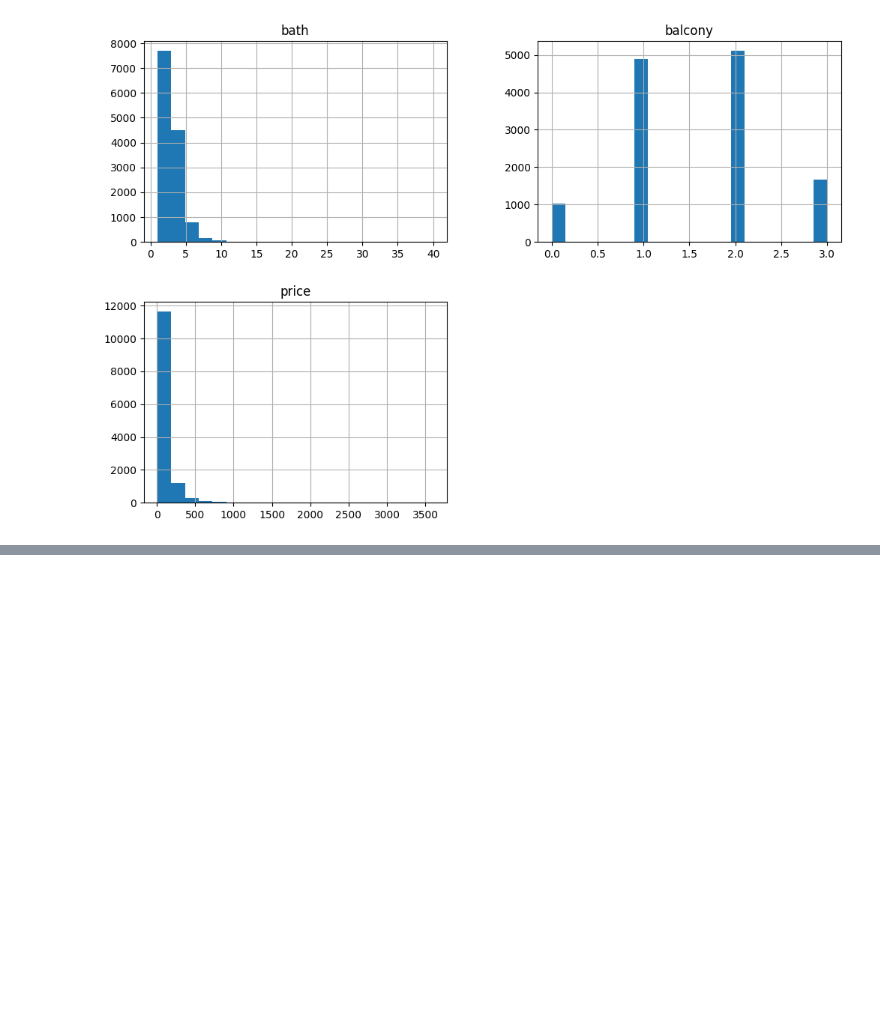
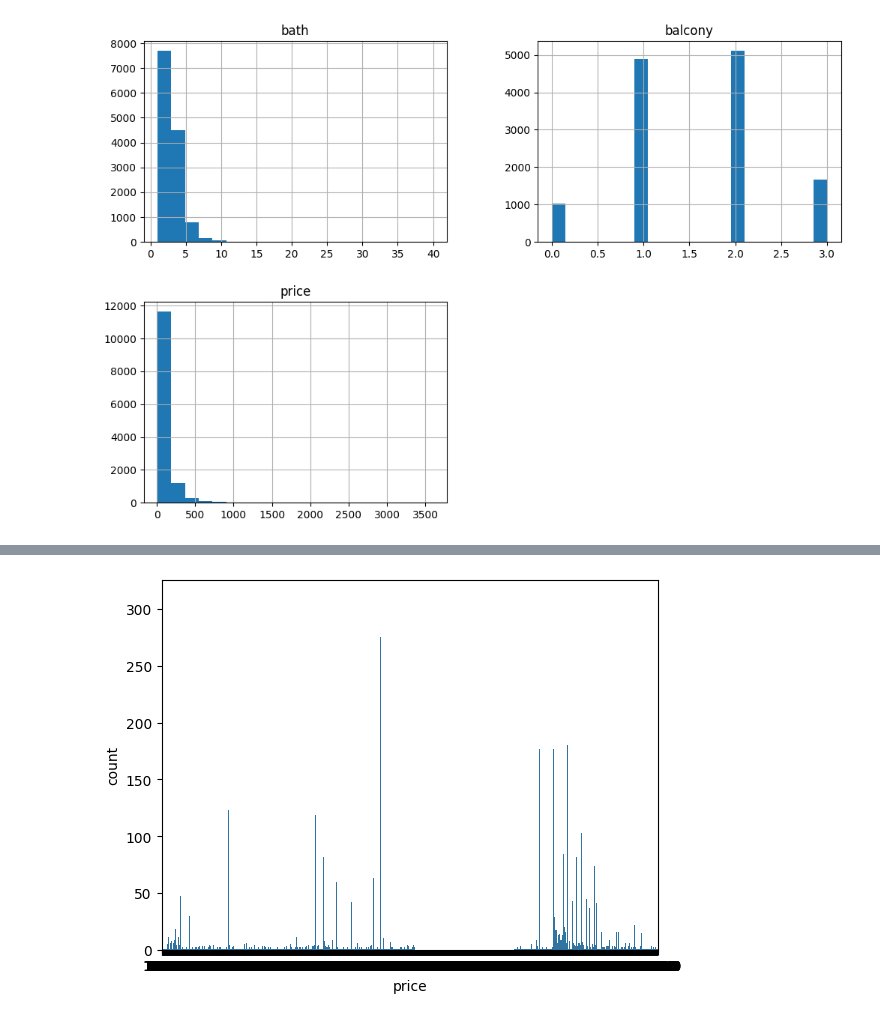
Before and after one commit to fishitmo/Takeobds, a Jupyter notebook: Takeo_Assignment_Bangaluru_House_Price_Prediction.ipynb, the cells around one changed output, grey strips where cells are left out. Drawn from its saved outputs; the diff is of its cells as text; code cells hidden in the pictures; blank space fills up the shorter version.

```diff
--- a/Takeo_Assignment_Bangaluru_House_Price_Prediction.ipynb
+++ b/Takeo_Assignment_Bangaluru_House_Price_Prediction.ipynb
@@ -158,0 +196,6 @@ data.to_csv('preprocessed_data.csv', index=False)
+# %%
+# Check if the target variable is balanced
+sns.countplot(x='price', data=cleaned_df)
+plt.show()
+# %% [output]
+[figure, added]
```
Also changed, not shown: parts of 21 cells of this notebook.
